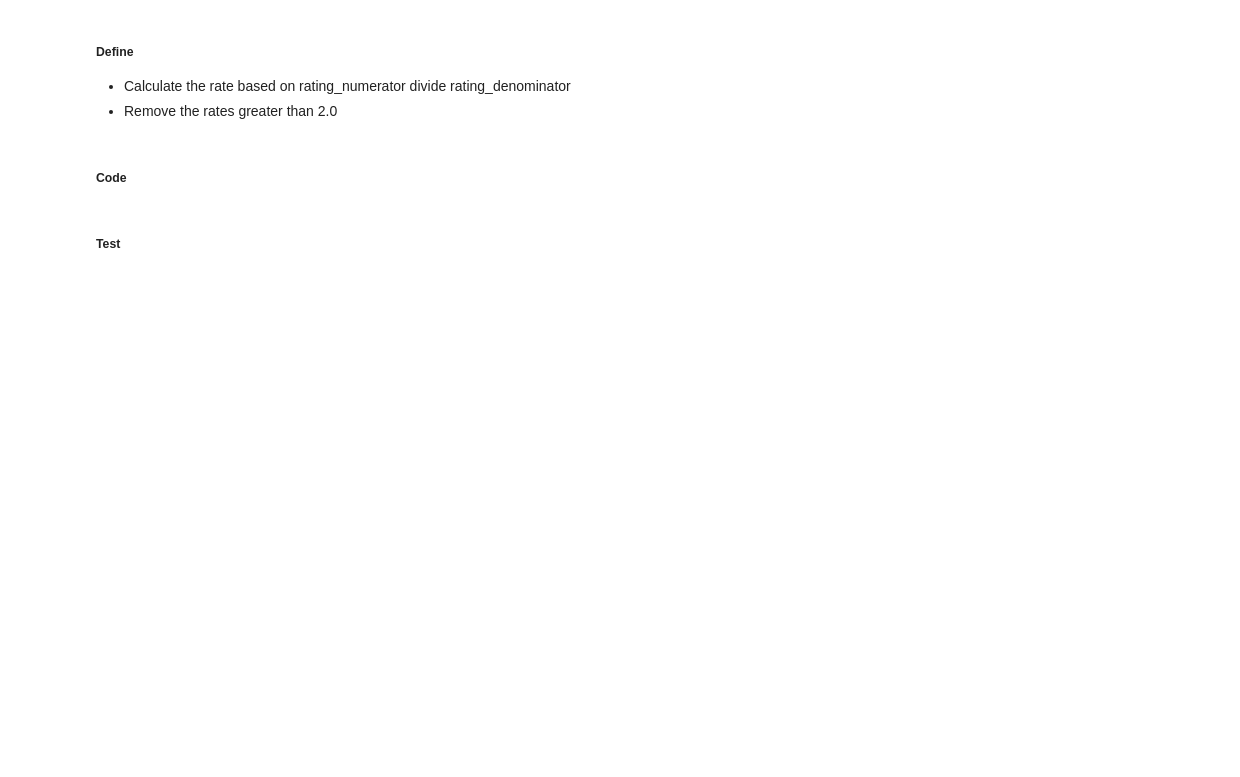
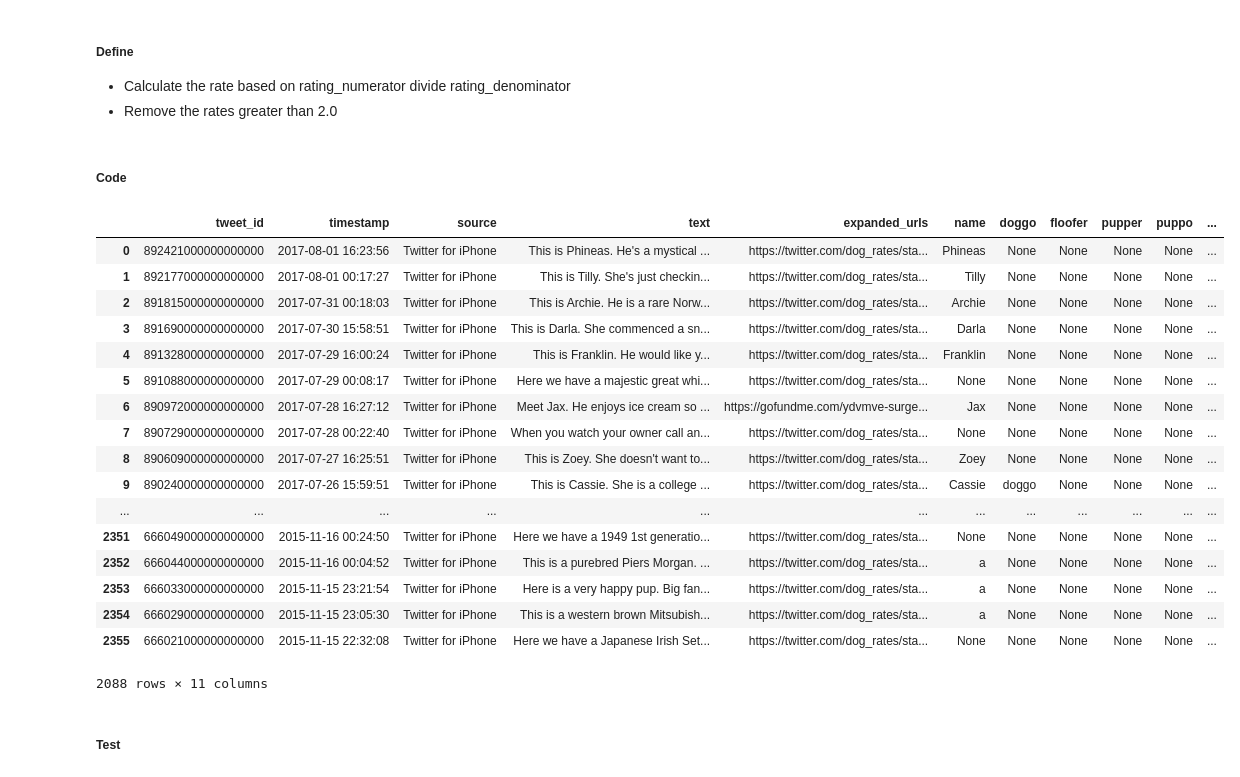
Before and after one commit to michellemao0224/Data-Wrangling, a Jupyter notebook: Project/wrangle_act.ipynb, the cells around one changed output. Saved outputs shown, nothing was run; the diff lists cells and outputs as text; code cells hidden in the pictures; blank space fills up the shorter version.

```diff
--- a/Project/wrangle_act.ipynb
+++ b/Project/wrangle_act.ipynb
@@ -217,13 +217,34 @@ tweet_clean.head()
 # %% [markdown]
 ##### Code
 # %%
-tweet_clean['rate'] = tweet_clean.rating_numerator / tweet_clean.rating_denominator
+tweet_clean['rating'] = tweet_clean.rating_numerator / tweet_clean.rating_denominator
 # %%
 for dog_rate in tweet_clean.rate:
     if dog_rate > 2.0:
         print(dog_rate)
 # %%
-tweet_clean = tweet_clean[tweet_clean.rate < 2]
+tweet_clean = tweet_clean[tweet_clean.rating < 2]
+# %%
+tweet_clean = tweet_clean.drop(['rating_numerator', 'rating_denominator'], axis=1)
+# %% [output]
+|  | tweet_id | timestamp | source | text | expanded_urls | name | doggo | floofer | pupper | puppo | ... |
+| 0 | 892421000000000000 | 2017-08-01 16:23:56 | Twitter for iPhone | This is Phineas. He's a mystical ... | https://twitter.com/dog_rates/sta... | Phineas | None | None | None | None | ... |
+| 1 | 892177000000000000 | 2017-08-01 00:17:27 | Twitter for iPhone | This is Tilly. She's just checkin... | https://twitter.com/dog_rates/sta... | Tilly | None | None | None | None | ... |
+| 2 | 891815000000000000 | 2017-07-31 00:18:03 | Twitter for iPhone | This is Archie. He is a rare Norw... | https://twitter.com/dog_rates/sta... | Archie | None | None | None | None | ... |
+| 3 | 891690000000000000 | 2017-07-30 15:58:51 | Twitter for iPhone | This is Darla. She commenced a sn... | https://twitter.com/dog_rates/sta... | Darla | None | None | None | None | ... |
+| 4 | 891328000000000000 | 2017-07-29 16:00:24 | Twitter for iPhone | This is Franklin. He would like y... | https://twitter.com/dog_rates/sta... | Franklin | None | None | None | None | ... |
+| 5 | 891088000000000000 | 2017-07-29 00:08:17 | Twitter for iPhone | Here we have a majestic great whi... | https://twitter.com/dog_rates/sta... | None | None | None | None | None | ... |
+| 6 | 890972000000000000 | 2017-07-28 16:27:12 | Twitter for iPhone | Meet Jax. He enjoys ice cream so ... | https://gofundme.com/ydvmve-surge... | Jax | None | None | None | None | ... |
+| 7 | 890729000000000000 | 2017-07-28 00:22:40 | Twitter for iPhone | When you watch your owner call an... | https://twitter.com/dog_rates/sta... | None | None | None | None | None | ... |
+| 8 | 890609000000000000 | 2017-07-27 16:25:51 | Twitter for iPhone | This is Zoey. She doesn't want to... | https://twitter.com/dog_rates/sta... | Zoey | None | None | None | None | ... |
+| 9 | 890240000000000000 | 2017-07-26 15:59:51 | Twitter for iPhone | This is Cassie. She is a college ... | https://twitter.com/dog_rates/sta... | Cassie | doggo | None | None | None | ... |
+| ... | ... | ... | ... | ... | ... | ... | ... | ... | ... | ... | ... |
+| 2351 | 666049000000000000 | 2015-11-16 00:24:50 | Twitter for iPhone | Here we have a 1949 1st generatio... | https://twitter.com/dog_rates/sta... | None | None | None | None | None | ... |
+| 2352 | 666044000000000000 | 2015-11-16 00:04:52 | Twitter for iPhone | This is a purebred Piers Morgan. ... | https://twitter.com/dog_rates/sta... | a | None | None | None | None | ... |
+| 2353 | 666033000000000000 | 2015-11-15 23:21:54 | Twitter for iPhone | Here is a very happy pup. Big fan... | https://twitter.com/dog_rates/sta... | a | None | None | None | None | ... |
+| 2354 | 666029000000000000 | 2015-11-15 23:05:30 | Twitter for iPhone | This is a western brown Mitsubish... | https://twitter.com/dog_rates/sta... | a | None | None | None | None | ... |
+| 2355 | 666021000000000000 | 2015-11-15 22:32:08 | Twitter for iPhone | Here we have a Japanese Irish Set... | https://twitter.com/dog_rates/sta... | None | None | None | None | None | ... |
+2088 rows × 11 columns
 # %% [markdown]
 ##### Test
 # %%
```
Also changed, not shown: parts of 34 cells of this notebook.
